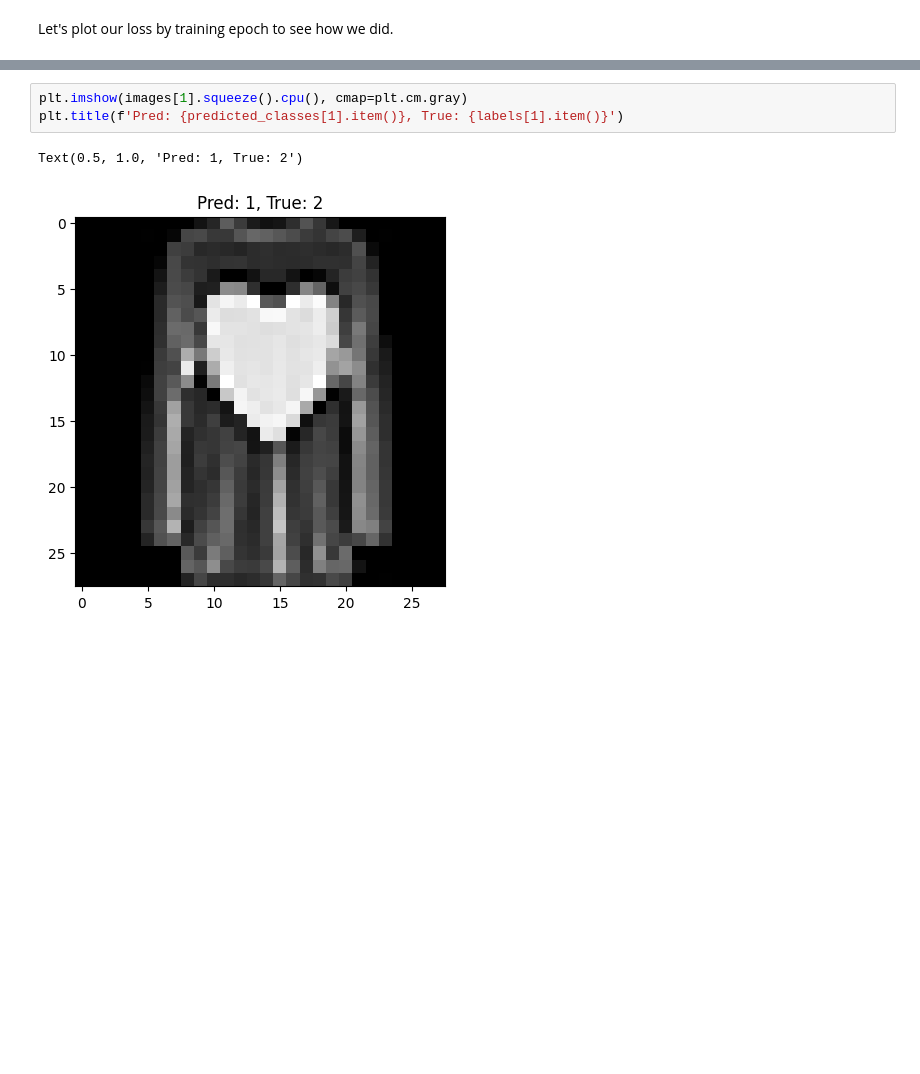
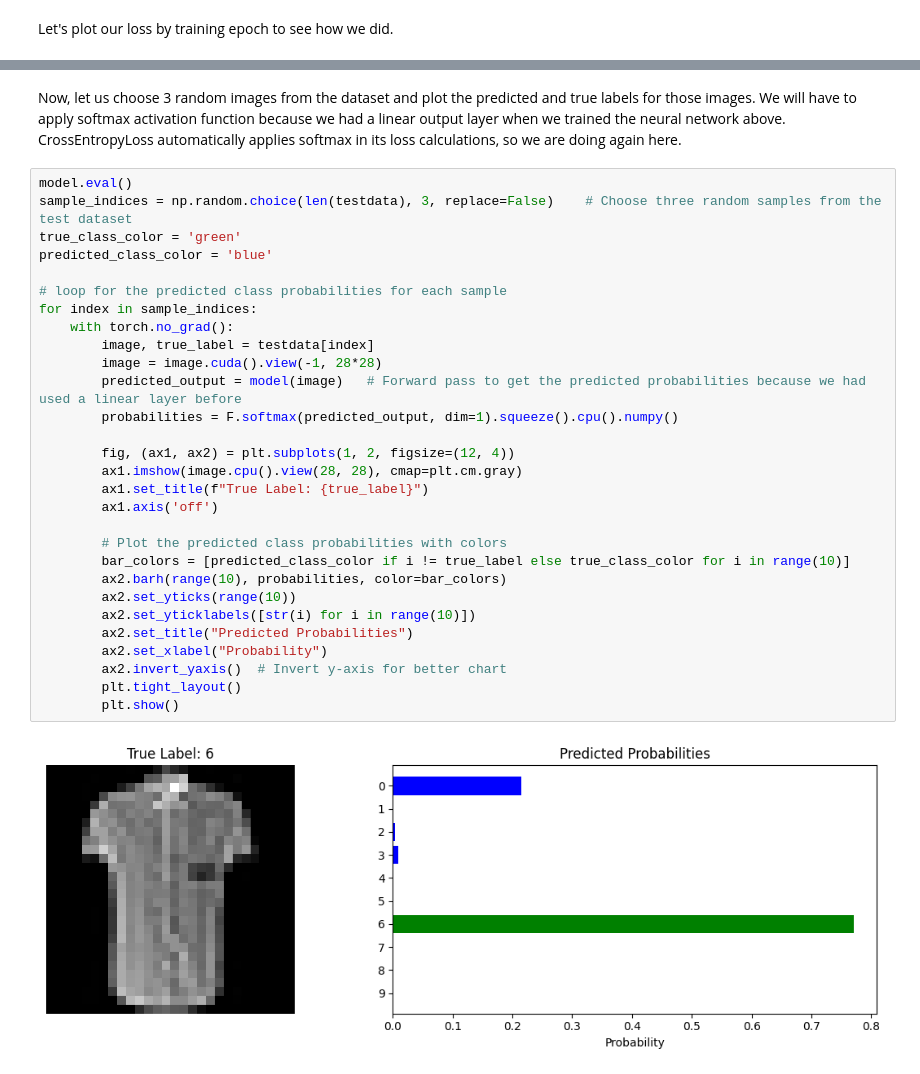
Before and after one commit to anuj3509/practice-dl, a Jupyter notebook: dl_hw1_3.ipynb, the cells around one changed output, grey strips where cells are left out. Saved outputs shown, nothing was run; the diff lists cells and outputs as text; blank space fills up the shorter version.

```diff
--- a/dl_hw1_3.ipynb
+++ b/dl_hw1_3.ipynb
@@ -312,6 +197,33 @@ True labels: tensor([3, 2, 7, 5, 8, 4, 5, 6, 8, 9, 1, 9, 1, 8, 1, 5])
-# %%
-plt.imshow(images[1].squeeze().cpu(), cmap=plt.cm.gray)
-plt.title(f'Pred: {predicted_classes[1].item()}, True: {labels[1].item()}')
-# %% [output]
-Text(0.5, 1.0, 'Pred: 1, True: 2')
-[figure, removed]
+# %% [markdown]
+Now, let us choose 3 random images from the dataset and plot the predicted and true labels for those images. We will have to apply softmax activation function because we had a linear output layer when we trained the neural network above. CrossEntropyLoss automatically applies softmax in its loss calculations, so we are doing again here.
+# %%
+model.eval()
+sample_indices = np.random.choice(len(testdata), 3, replace=False)    # Choose three random samples from the test dataset
+true_class_color = 'green'
+predicted_class_color = 'blue'
+
+# loop for the predicted class probabilities for each sample
+for index in sample_indices:
+    with torch.no_grad():
+        image, true_label = testdata[index]
+        image = image.cuda().view(-1, 28*28)
+        predicted_output = model(image)   # Forward pass to get the predicted probabilities because we had used a linear layer before
+        probabilities = F.softmax(predicted_output, dim=1).squeeze().cpu().numpy()
+
+        fig, (ax1, ax2) = plt.subplots(1, 2, figsize=(12, 4))
+        ax1.imshow(image.cpu().view(28, 28), cmap=plt.cm.gray)
+        ax1.set_title(f"True Label: {true_label}")
+        ax1.axis('off')
+
+        # Plot the predicted class probabilities with colors
+        bar_colors = [predicted_class_color if i != true_label else true_class_color for i in range(10)]
+        ax2.barh(range(10), probabilities, color=bar_colors)
+        ax2.set_yticks(range(10))
+        ax2.set_yticklabels([str(i) for i in range(10)])
+        ax2.set_title("Predicted Probabilities")
+        ax2.set_xlabel("Probability")
+        ax2.invert_yaxis()  # Invert y-axis for better chart
+        plt.tight_layout()
+        plt.show()
+# %% [output]
+[figure, added]
```
Also changed, not shown: parts of 31 cells of this notebook.
